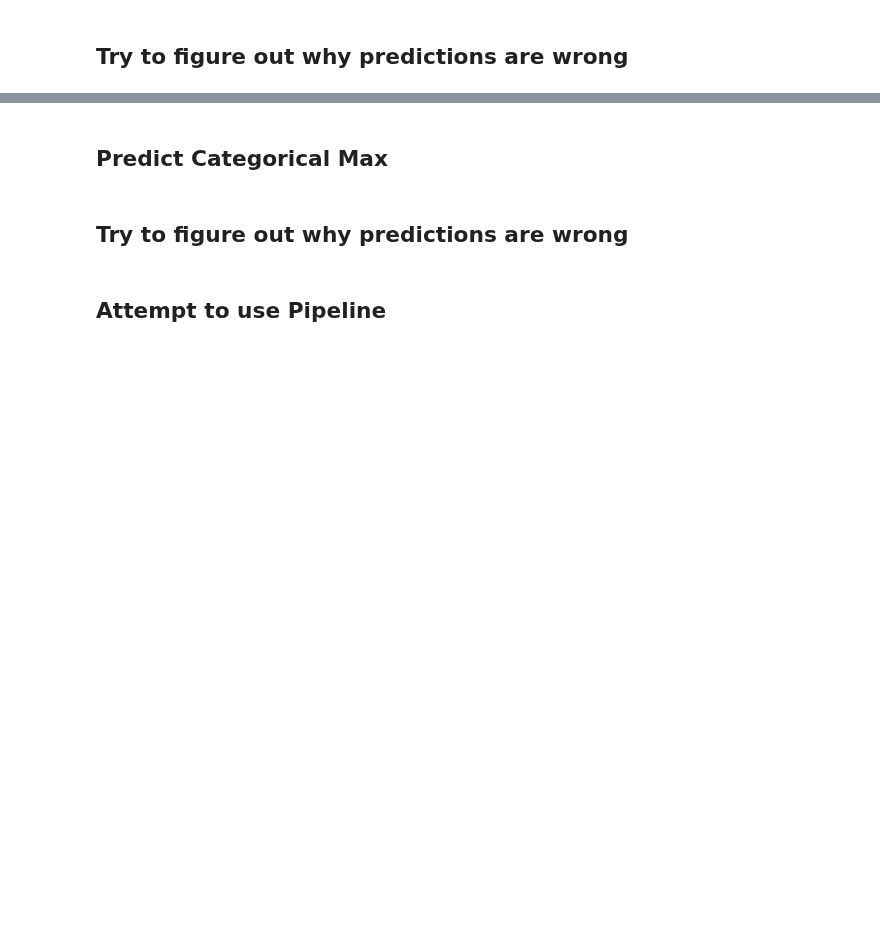
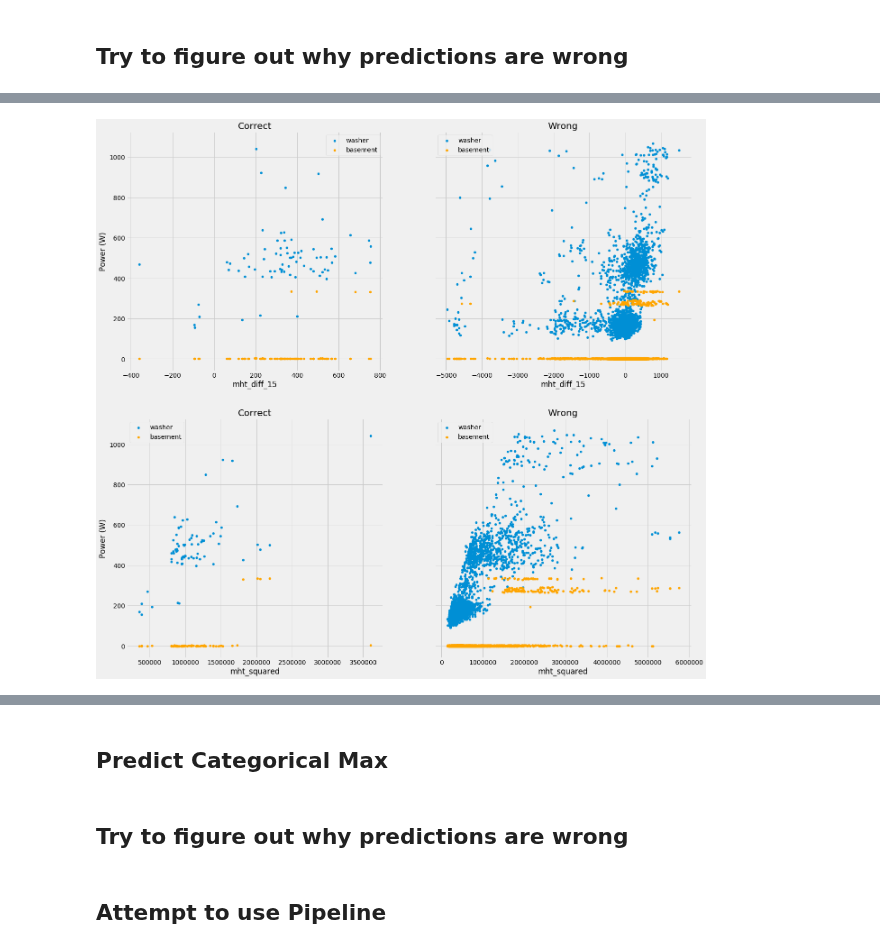
Before and after one commit to enmyj/gafp, a Jupyter notebook: elec_classification_max.ipynb, the cells around one changed output, grey strips where cells are left out. Drawn from its saved outputs; the diff is of its cells as text; code cells hidden in the pictures; blank space fills up the shorter version.

```diff
--- a/elec_classification_max.ipynb
+++ b/elec_classification_max.ipynb
@@ -293 +292,33 @@ bar = bar.merge(df[power_cols],left_index=True,right_index=True,how='left')
+# %%
+lbl1 = 'washer'
+lbl2 = 'basement'
+
+fig, axes = plt.subplots(nrows=2, ncols=2,figsize=(20,20),sharey=True)
+xlbl = 'mht_diff_15'
+mask = (y_test==mapping[lbl1])&(y_pred==mapping[lbl1])
+bar[mask].plot(kind='scatter',x=xlbl,y=lbl1,linewidth=1,label=lbl1,legend=True,ax=axes[0,0]);
+bar[mask].plot(kind='scatter',x=xlbl,y=lbl2,linewidth=1,label=lbl2,legend=True,color='Orange',ax=axes[0,0]);
+axes[0,0].set_title('Correct');
+axes[0,0].set_ylabel('Power (W)');
+
+mask = (y_test==mapping[lbl1])&(y_pred!=mapping[lbl1])
+ax = bar[mask].plot(kind='scatter',x=xlbl,y=lbl1,linewidth=1,label=lbl1,legend=True,ax=axes[0,1]);
+bar[mask].plot(kind='scatter',x=xlbl,y=lbl2,linewidth=1,label=lbl2,legend=True,color='Orange',ax=axes[0,1]);
+axes[0,1].set_title('Wrong');
+axes[0,1].set_ylabel('Power (W)');
+
+xlbl = 'mht_squared'
+mask = (y_test==mapping[lbl1])&(y_pred==mapping[lbl1])
+bar[mask].plot(kind='scatter',x=xlbl,y=lbl1,linewidth=1,label=lbl1,legend=True,ax=axes[1,0]);
+bar[mask].plot(kind='scatter',x=xlbl,y=lbl2,linewidth=1,label=lbl2,legend=True,color='Orange',ax=axes[1,0]);
+axes[1,0].set_title('Correct');
+axes[1,0].set_ylabel('Power (W)');
+
+mask = (y_test==mapping[lbl1])&(y_pred!=mapping[lbl1])
+ax = bar[mask].plot(kind='scatter',x=xlbl,y=lbl1,linewidth=1,label=lbl1,legend=True,ax=axes[1,1]);
+bar[mask].plot(kind='scatter',x=xlbl,y=lbl2,linewidth=1,label=lbl2,legend=True,color='Orange',ax=axes[1,1]);
+axes[1,1].set_title('Wrong');
+axes[1,1].set_ylabel('Power (W)');
+# %% [output]
+[figure, added]
 # %%
```
Also changed, not shown: parts of 19 cells of this notebook.
